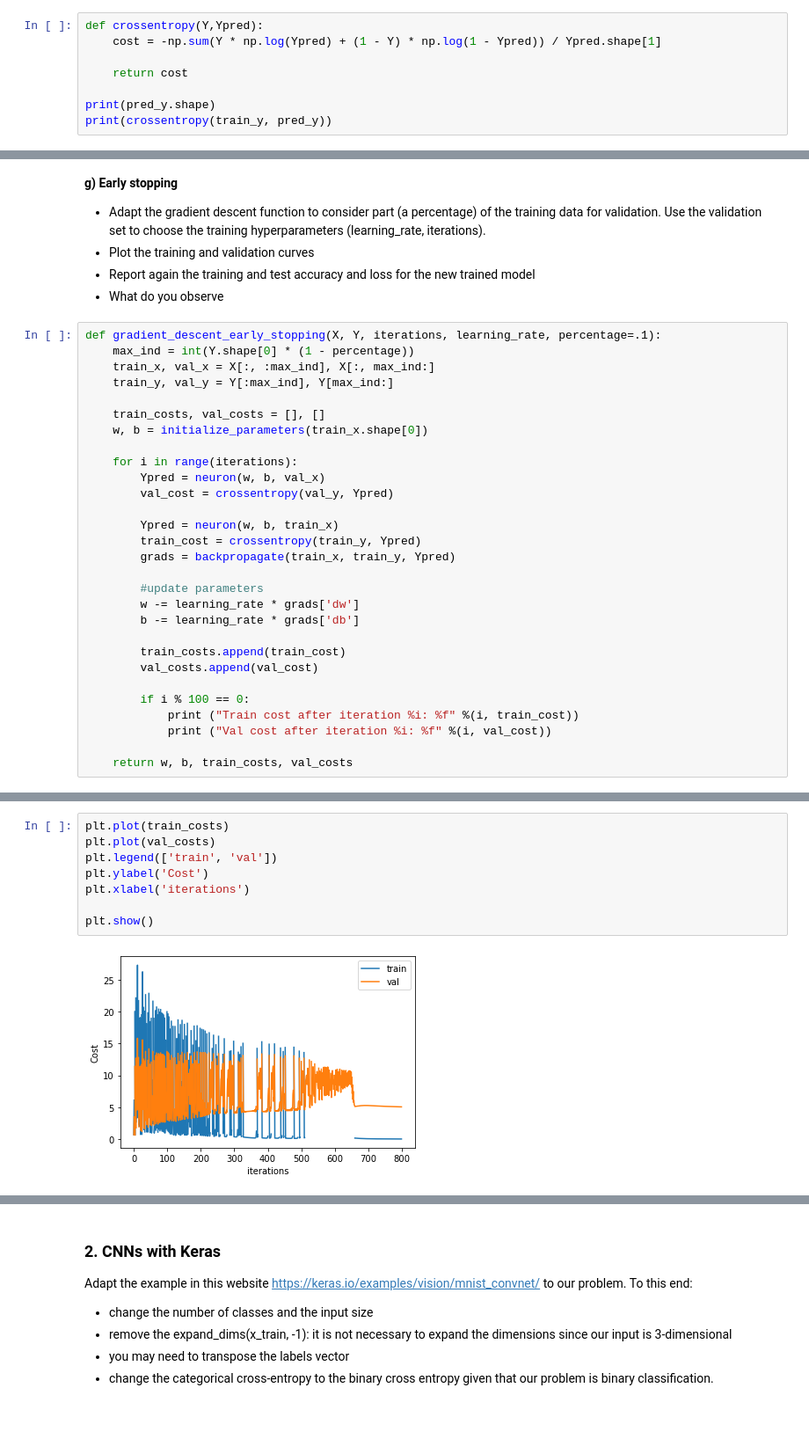
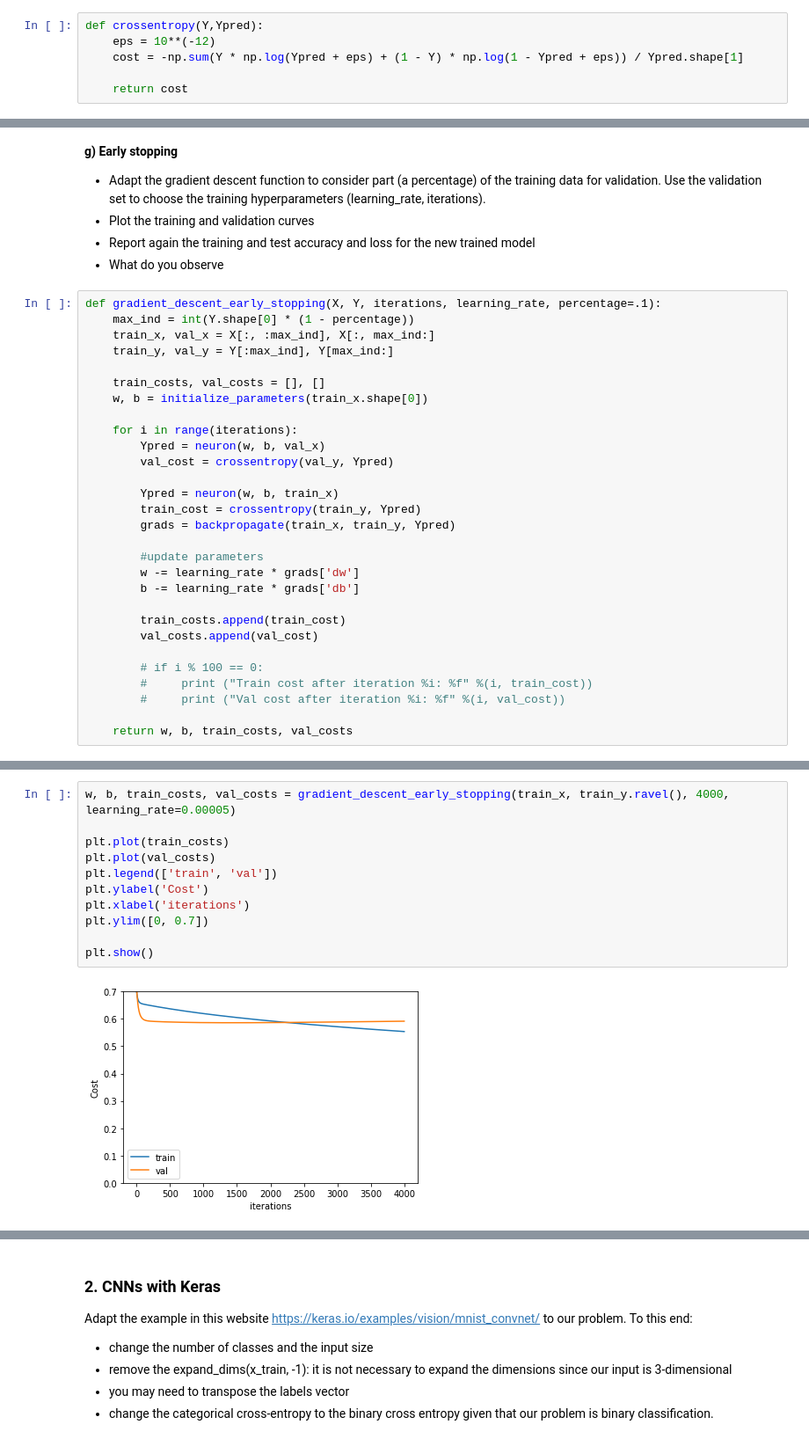
Before and after one commit to samyhaff/DATASIM_TP, a Jupyter notebook: APSTA/TP4/Introduction to NNs-sv.ipynb, the cells around one changed output, grey strips where cells are left out. Shown: that part at 88% size. Drawn from its saved outputs; the diff is of its cells as text; blank space fills up the shorter version.

```diff
--- a/APSTA/TP4/Introduction to NNs-sv.ipynb
+++ b/APSTA/TP4/Introduction to NNs-sv.ipynb
@@ -118,9 +118,7 @@ We will use a binary cross-entropy loss, so that the empirical risk can be compu
  The following cross-entropy function should give as result the scalar cost value computed over the entire dataset
 # %%
 def crossentropy(Y,Ypred):
-    cost = -np.sum(Y * np.log(Ypred) + (1 - Y) * np.log(1 - Ypred)) / Ypred.shape[1]
+    eps = 10**(-12)
+    cost = -np.sum(Y * np.log(Ypred + eps) + (1 - Y) * np.log(1 - Ypred + eps)) / Ypred.shape[1]
 
     return cost
-
-print(pred_y.shape)
-print(crossentropy(train_y, pred_y))
@@ -257,8 +252,8 @@ def gradient_descent_early_stopping(X, Y, iterations, learning_rate, percentage=
         train_costs.append(train_cost)
         val_costs.append(val_cost)
 
-        if i % 100 == 0:
-            print ("Train cost after iteration %i: %f" %(i, train_cost))
-            print ("Val cost after iteration %i: %f" %(i, val_cost))
+        # if i % 100 == 0:
+        #     print ("Train cost after iteration %i: %f" %(i, train_cost))
+        #     print ("Val cost after iteration %i: %f" %(i, val_cost))
 
     return w, b, train_costs, val_costs
@@ -284,10 +260,13 @@ Val cost after iteration 700: 5.263314
 # %%
+w, b, train_costs, val_costs = gradient_descent_early_stopping(train_x, train_y.ravel(), 4000, learning_rate=0.00005)
+
 plt.plot(train_costs)
 plt.plot(val_costs)
 plt.legend(['train', 'val'])
 plt.ylabel('Cost')
 plt.xlabel('iterations')
+plt.ylim([0, 0.7])
 
 plt.show()
 # %% [output]
-[figure, old version]
+[figure, new version]
```
Also changed, not shown: parts of 14 cells of this notebook.
